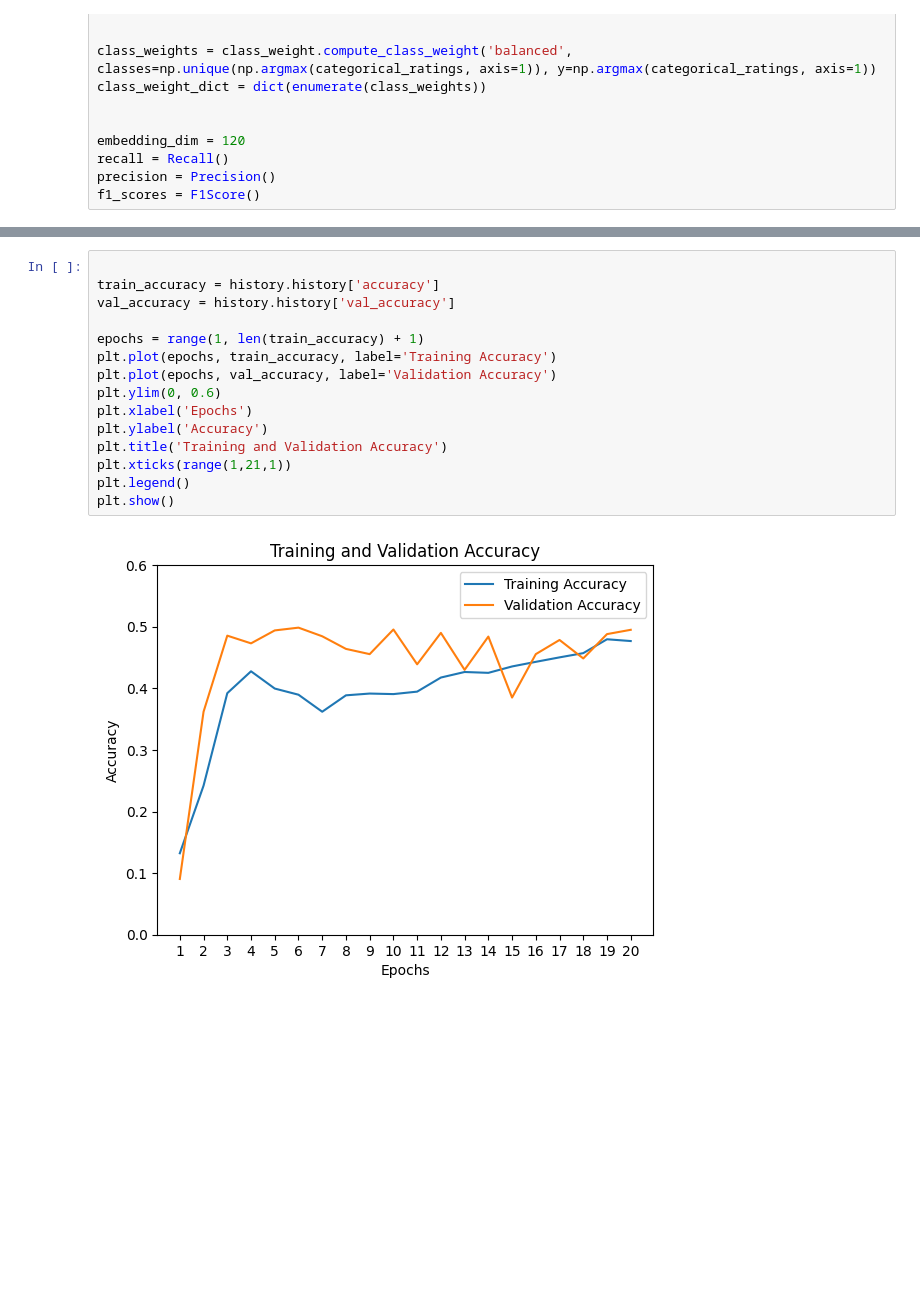
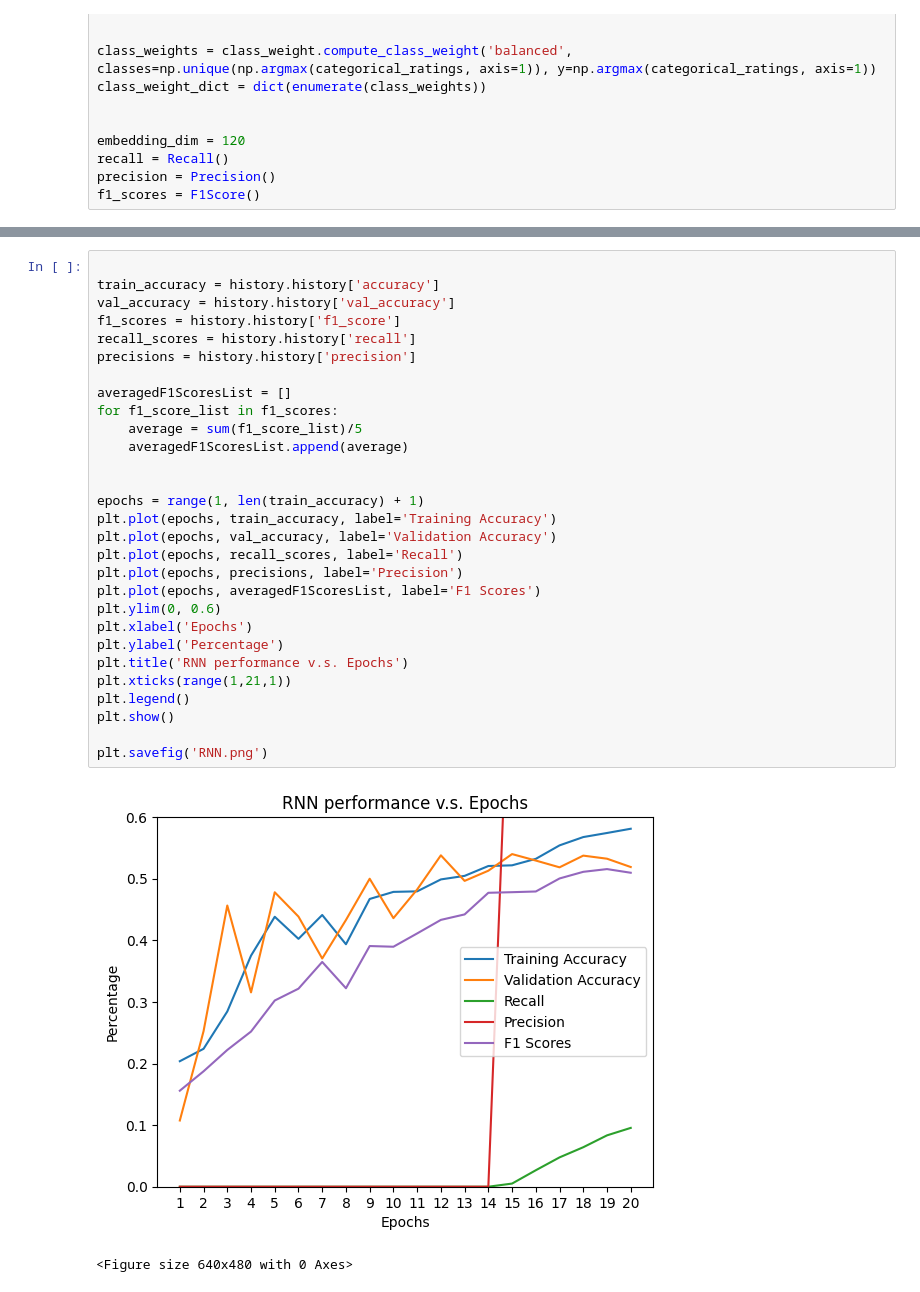
Before and after one commit to dylan-pham/NLP-final-project, a Jupyter notebook: rnn.ipynb, the cells around one changed output, grey strips where cells are left out. Drawn from its saved outputs; the diff is of its cells as text; blank space fills up the shorter version.

```diff
--- a/rnn.ipynb
+++ b/rnn.ipynb
@@ -128,17 +130,32 @@ F1 Score : 0.4461411772099558
 # %%
 
 train_accuracy = history.history['accuracy']
 val_accuracy = history.history['val_accuracy']
+f1_scores = history.history['f1_score']
+recall_scores = history.history['recall']
+precisions = history.history['precision']
+
+averagedF1ScoresList = []
+for f1_score_list in f1_scores:
+    average = sum(f1_score_list)/5
+    averagedF1ScoresList.append(average)
+
 
 epochs = range(1, len(train_accuracy) + 1)
 plt.plot(epochs, train_accuracy, label='Training Accuracy')
 plt.plot(epochs, val_accuracy, label='Validation Accuracy')
+plt.plot(epochs, recall_scores, label='Recall')
+plt.plot(epochs, precisions, label='Precision')
+plt.plot(epochs, averagedF1ScoresList, label='F1 Scores')
 plt.ylim(0, 0.6)
 plt.xlabel('Epochs')
-plt.ylabel('Accuracy')
-plt.title('Training and Validation Accuracy')
+plt.ylabel('Percentage')
+plt.title('RNN performance v.s. Epochs')
 plt.xticks(range(1,21,1))
 plt.legend()
 plt.show()
+
+plt.savefig('RNN.png')
 # %% [output]
-[figure, old version]
+[figure, new version]
+<Figure size 640x480 with 0 Axes>
```
Also changed, not shown: parts of 4 cells of this notebook, 7 other files.
